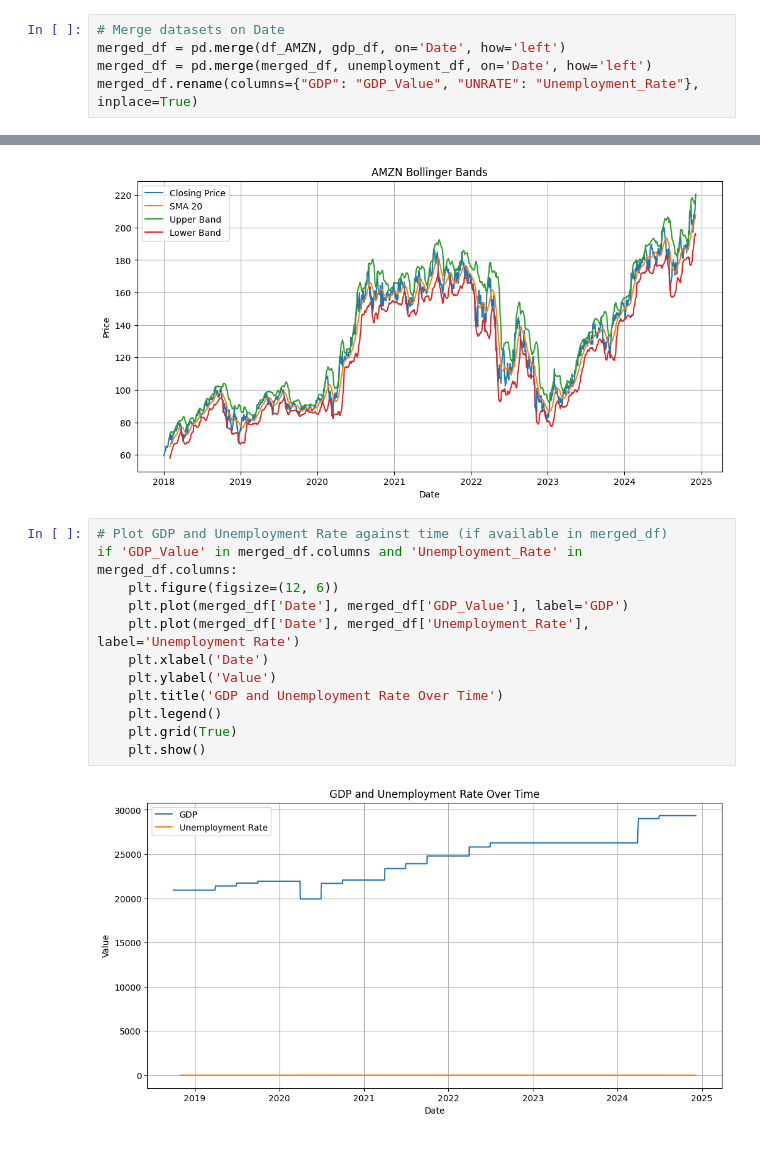
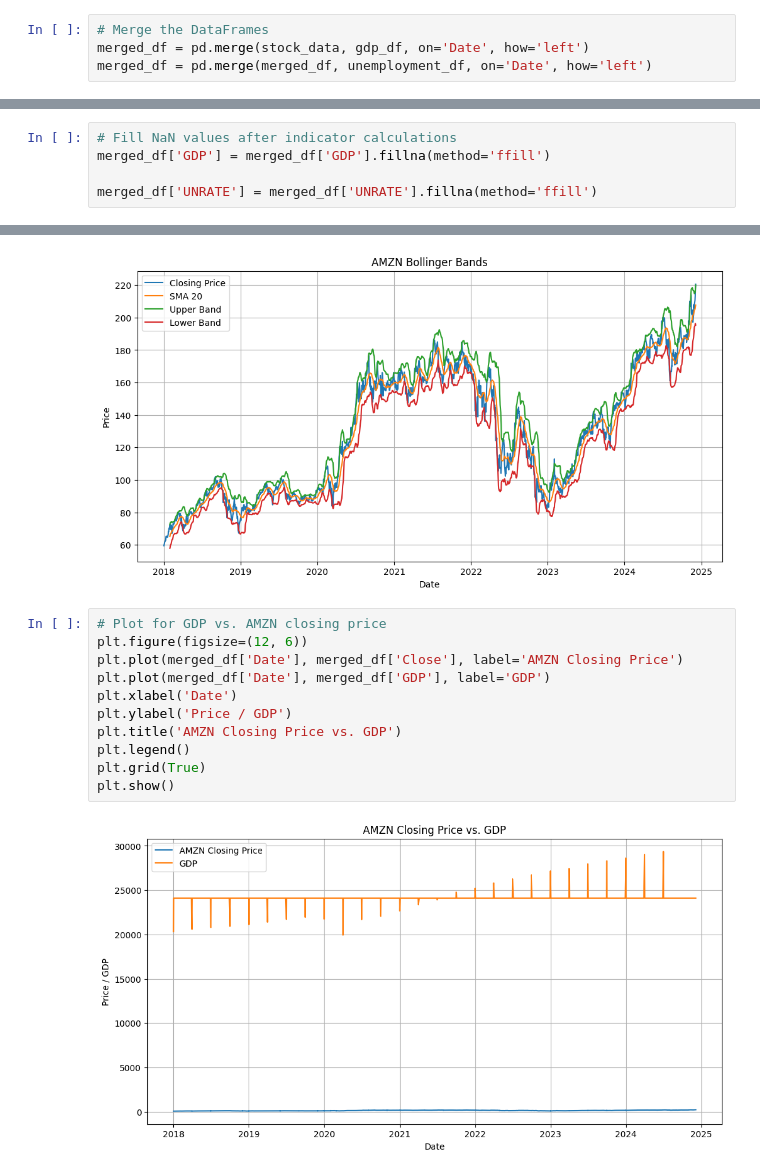
Before and after one commit to Supreeth-Dandu/Stock-Prediction-Capstone, a Jupyter notebook: capstone_project_(2).ipynb, the cells around one changed output, grey strips where cells are left out. Saved outputs shown, nothing was run; the diff lists cells and outputs as text.

```diff
--- a/capstone_project_(2).ipynb
+++ b/capstone_project_(2).ipynb
@@ -302,5 +335,4 @@ unemployment_df.rename(columns={"DATE": "Date"}, inplace=True)  # Rename for mer
 # %%
-# Merge datasets on Date
-merged_df = pd.merge(df_AMZN, gdp_df, on='Date', how='left')
+# Merge the DataFrames
+merged_df = pd.merge(stock_data, gdp_df, on='Date', how='left')
 merged_df = pd.merge(merged_df, unemployment_df, on='Date', how='left')
-merged_df.rename(columns={"GDP": "GDP_Value", "UNRATE": "Unemployment_Rate"}, inplace=True)
@@ -328,0 +359,5 @@ None
+# %%
+# Fill NaN values after indicator calculations
+merged_df['GDP'] = merged_df['GDP'].fillna(method='ffill')
+
+merged_df['UNRATE'] = merged_df['UNRATE'].fillna(method='ffill')
@@ -383,16 +501,15 @@ plt.show()
 # %% [output]
 [figure]
 # %%
-# Plot GDP and Unemployment Rate against time (if available in merged_df)
-if 'GDP_Value' in merged_df.columns and 'Unemployment_Rate' in merged_df.columns:
-    plt.figure(figsize=(12, 6))
-    plt.plot(merged_df['Date'], merged_df['GDP_Value'], label='GDP')
-    plt.plot(merged_df['Date'], merged_df['Unemployment_Rate'], label='Unemployment Rate')
-    plt.xlabel('Date')
-    plt.ylabel('Value')
-    plt.title('GDP and Unemployment Rate Over Time')
-    plt.legend()
-    plt.grid(True)
-    plt.show()
+# Plot for GDP vs. AMZN closing price
+plt.figure(figsize=(12, 6))
+plt.plot(merged_df['Date'], merged_df['Close'], label='AMZN Closing Price')
+plt.plot(merged_df['Date'], merged_df['GDP'], label='GDP')
+plt.xlabel('Date')
+plt.ylabel('Price / GDP')
+plt.title('AMZN Closing Price vs. GDP')
+plt.legend()
+plt.grid(True)
+plt.show()
 # %% [output]
-[figure, old version]
+[figure, new version]
```
Also changed, not shown: parts of 23 cells of this notebook.
